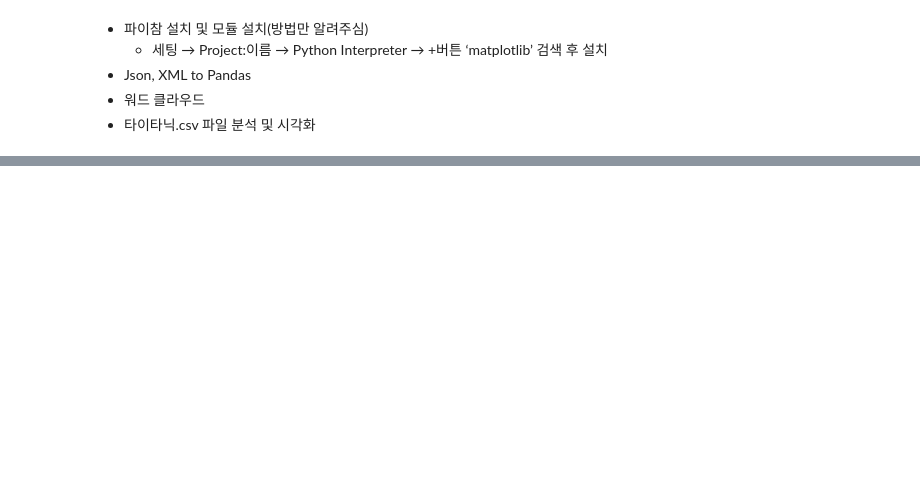
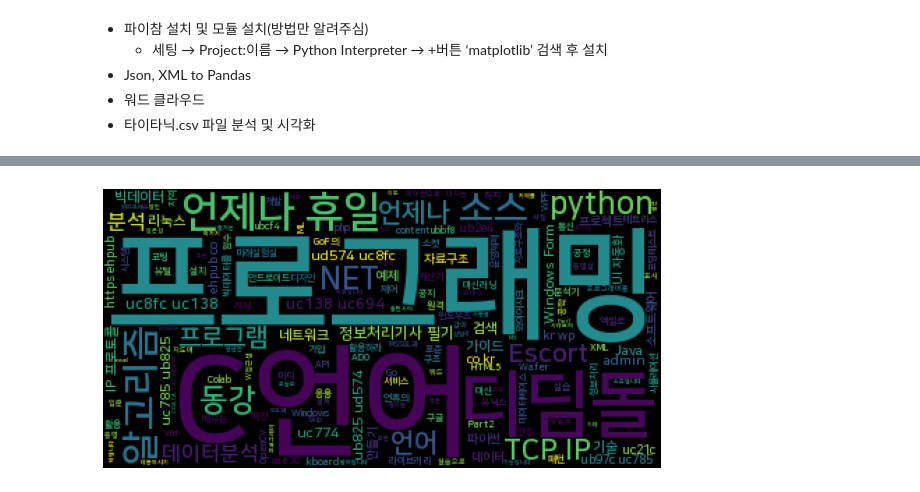
Before and after one commit to serinss/seSAC_Python_Class, a Jupyter notebook: 통계분석시각화_응용.ipynb, the cells around one changed output, grey strips where cells are left out. Cells and saved outputs as stored; diff of their text form; code cells hidden in the pictures; blank space fills up the shorter version.

```diff
--- a/통계분석시각화_응용.ipynb
+++ b/통계분석시각화_응용.ipynb
@@ -35,0 +209,18 @@ print(res) #JSON 방식으로 반환
+# %%
+from bs4 import BeautifulSoup
+url = 'https://ehpub.co.kr' # 웹크롤링 할 URL
+
+response = urllib.request.urlopen(url) # url 그대로 요청
+res = response.read().decode('utf-8')
+
+hre = BeautifulSoup(res,'html.parser')
+#print(hre.body.text) # vody 안에 있는 text 내용만 가져오기
+
+wc = WordCloud(font_path='/usr/share/fonts/truetype/nanum/NanumSquareB.ttf')
+wc.generate(hre.body.text)
+plt.figure(figsize=(10,10))
+plt.imshow(wc)
+plt.axis('off')
+plt.show()
+# %% [output]
+[figure, added]
```
Also changed, not shown: parts of 52 cells of this notebook.
